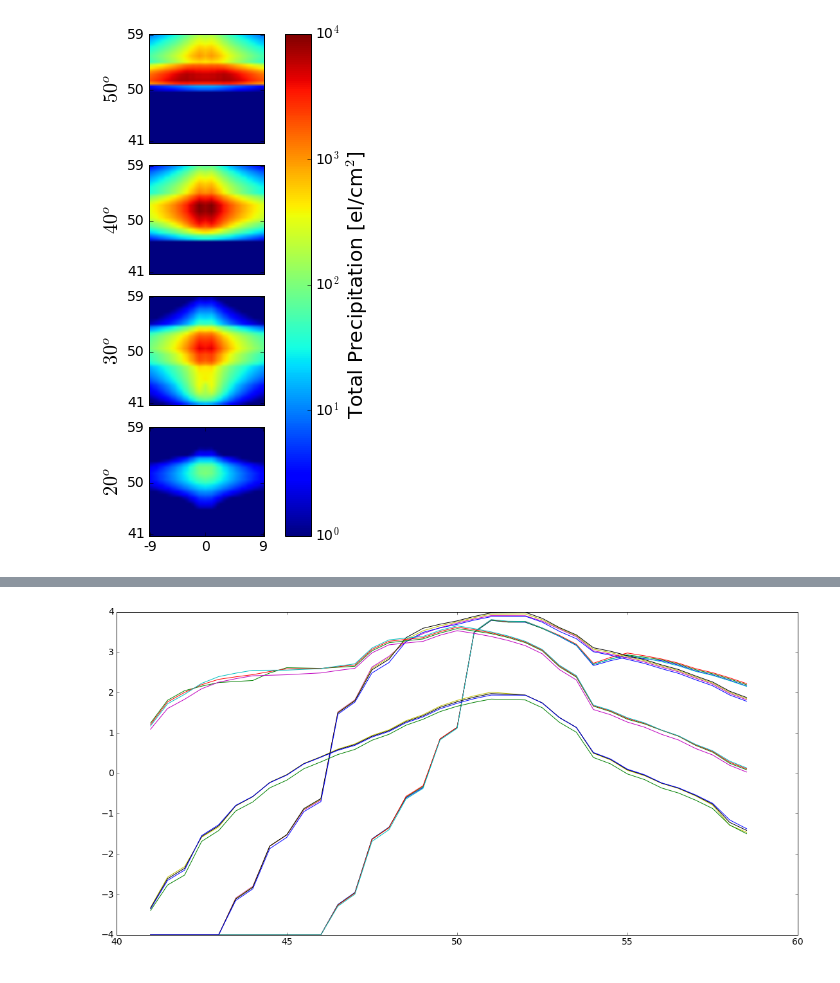
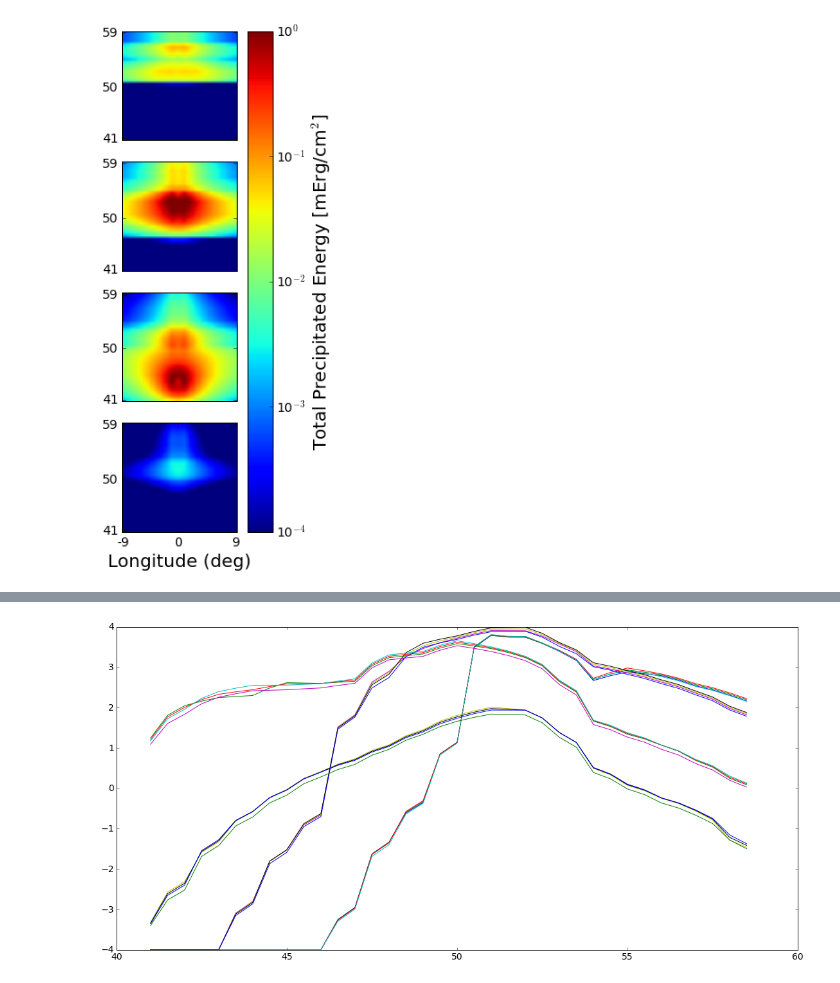
Before and after one commit to asousa/global_precip_AGU2016, a Jupyter notebook: plot_2D_simulation.ipynb, the cells around one changed output, grey strips where cells are left out. Cells and saved outputs as stored; diff of their text form; code cells hidden in the pictures.

```diff
--- a/plot_2D_simulation.ipynb
+++ b/plot_2D_simulation.ipynb
@@ -19,7 +19,7 @@ fig_width_pt = 650.0  # Get this from LaTeX using \showthe\columnwidth
 inches_per_pt = 1.0/72.27               # Convert pt to inch
 golden_mean = (np.sqrt(5)-1.0)/2.0         # Aesthetic ratio
 fig_width = 18 #fig_width_pt*inches_per_pt  # width in inches
-fig_height = 8 # fig_width*golden_mean*2      # height in inches
+fig_height = 9 # fig_width*golden_mean*2      # height in inches
 fig_size =  [fig_width+1,fig_height+1]
 params = {'backend': 'ps',
           'axes.labelsize': 20,
@@ -42,16 +39,18 @@ The autoreload extension is already loaded. To reload it, use:
 
 from precip_model import precip_model
 
-p = precip_model(database="db_agu2016_kp0_full.pkl", cumsum=False)
-
+# p = precip_model(database="db_agu2016_kp0_full.pkl", cumsum=False)
+# p = precip_model(database="banded_4_mode2_diff/db_band_3_10Mev_100Mev.pkl", cumsum=False)
+p = precip_model(database='db_energy.pkl', cumsum=False)
 in_lats = [50, 40, 30, 20]
 out_lats = np.arange(30, 60, step=0.1)
-# out_lons = np.arange(,3, step=2)
-out_lons = [1]
+out_lons = [0] #np.arange(-3,3, step=2)
+
 lon_plotind = 0
 
 num_inlats = len(in_lats)
 t = p.t
 
+
 interp_d = p.get_multiple_precip_at(in_lats, out_lats, out_lons, t)
 # %%
@@ -90,7 +137,7 @@ cb.set_label('Particle flux [el/cm$^2$ sec]')
 # %%
 # hot-spot maps:
-p = precip_model(database="db_agu2016_kp0_full.pkl", cumsum=False)
-
+# p = precip_model(database="db_agu2016_kp0_full.pkl", cumsum=False)
+p = precip_model(database="db_energy.pkl", cumsum=False)
 in_lats = [50, 40, 30, 20]
 dl = 9
 lat0 = 50
@@ -100,8 +147,8 @@ lat0 = 50
 out_lats = np.arange(lat0 - dl, lat0 + dl, step=.5)
 out_lons = np.arange(-dl, dl +1, step=.5)
 
-clims=[0,4]
-
+# clims=[0,4]
+clims = [-4,0]
 num_inlats = len(in_lats)
 t = p.t
 
@@ -113,35 +160,39 @@ totes = np.sum(np.maximum(0, interp_d), axis=3)*(p.sc.T_STEP)
 Tv = np.log10(np.maximum(0,totes))
 Tv = np.clip(Tv, clims[0],clims[1])
 Tv[np.isnan(Tv)] = clims[0]
 fig = plt.figure()
 ax=[]
 for i,ilat in enumerate(in_lats):
     ax.append(fig.add_subplot(num_inlats,1,i+1))
 
 
 #    ax[i].pcolormesh(out_lons, out_lats, Tv[0,:,:])
     p1 = ax[i].imshow(Tv[i,:,:], origin='lower',aspect='auto')
     ax[i].set_aspect('equal')
 
     p1.set_clim(clims)
 #     find center coords:
 #     peak_inds = np.where(totes[i,:,:]==np.max(totes[i,:,:]))
 
 
     ax[i].set_yticks([0, (len(out_lats)/2.) - 1, len(out_lats) -1 ])
     ax[i].set_yticklabels([lat0 - dl, lat0, lat0 + dl])
     ax[i].set_xticks([])
-    ax[i].set_ylabel('$%d^o$'%ilat)
+#     ax[i].set_ylabel('$%d^o$'%ilat)
 
 
 ax[-1].set_xticks([0, (len(out_lons)/2.) - 1, len(out_lons) -1 ])
 ax[-1].set_xticklabels([-dl, 0, dl])
-
+ax[-1].set_xlabel('Longitude (deg)')
 cb = plt.colorbar(p1, ax=ax, pad=0.02)
 ctix = np.arange(clims[0], clims[1] + 1, step=1)
 cb.set_ticks(ctix)
 cb.set_ticklabels(['10$^{%d}$'%k for k in ctix])
-cb.set_label('Total Precipitation [el/cm$^2$]')
+# cb.set_label('Total Precipitation [el/cm$^2$]')
+cb.set_label('Total Precipitated Energy [mErg/cm$^2$]')
+
+# plt.savefig('hotspots.png', bbox_inches='tight')
+plt.savefig('hotspots_energy.png', bbox_inches='tight')
 # %% [output]
-[figure, old version]
+[figure, new version]
 # %%
```
Also changed, not shown: parts of 6 cells of this notebook, 8 other files.
